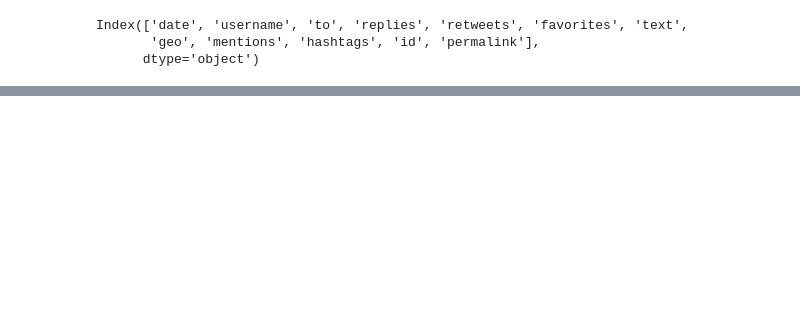
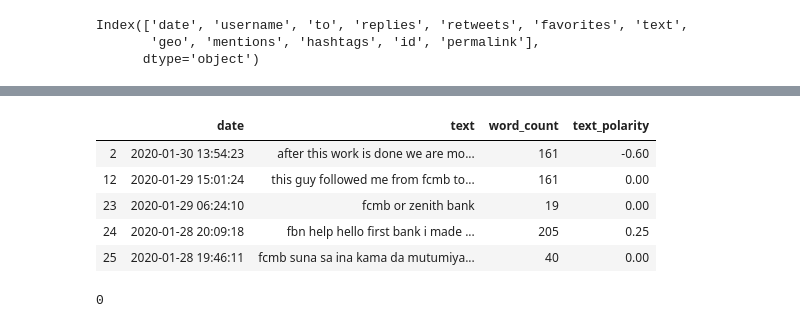
Before and after one commit to geewynn/Data-Analytics, a Jupyter notebook: twitter_script.ipynb, the cells around one changed output, grey strips where cells are left out. Saved outputs shown, nothing was run; the diff lists cells and outputs as text; code cells hidden in the pictures; blank space fills up the shorter version.

```diff
--- a/twitter_script.ipynb
+++ b/twitter_script.ipynb
@@ -167,0 +115,5 @@ Name: username, Length: 6062, dtype: object
+# %%
+# drop other columns, Only need the date and text columns
+
+final_data = new_data[['date', 'text']]
+final_data.head()
@@ -167,0 +127,5 @@ Name: username, Length: 6062, dtype: object
+# %%
+# remove all non-letter character
+
+final_data['text'] = final_data['text'].str.replace('[^a-zA-Z]', ' ')
+final_data['text'] = final_data['text'].str.lower()
@@ -167,0 +152,4 @@ Name: username, Length: 6062, dtype: object
+# %%
+# check the length of text
+
+final_data['word_count'] = final_data['text'].str.len()
@@ -167,0 +171,6 @@ Name: username, Length: 6062, dtype: object
+# %%
+# investigate the lower word counts, they might just contain a word or two of the bank
+#get word count less than 40
+#drop word count less than 10
+final_data = final_data.drop(final_data[final_data['word_count'] < 10 ].index)
+#final_data['word_count'].sort_values(ascending=True)[:100]
@@ -167,0 +201,15 @@ Name: username, Length: 6062, dtype: object
+# %%
+final_data['text_polarity'] = final_data['text'].apply(lambda tweet: TextBlob(tweet).sentiment.polarity)
+
+final_data.head()
+# %% [output]
+|  | date | text | word_count | text_polarity |
+| 2 | 2020-01-30 13:54:23 | after this work is done we are mo... | 161 | -0.60 |
+| 12 | 2020-01-29 15:01:24 | this guy followed me from fcmb to... | 161 | 0.00 |
+| 23 | 2020-01-29 06:24:10 | fcmb or zenith bank | 19 | 0.00 |
+| 24 | 2020-01-28 20:09:18 | fbn help hello first bank i made ... | 205 | 0.25 |
+| 25 | 2020-01-28 19:46:11 | fcmb suna sa ina kama da mutumiya... | 40 | 0.00 |
+# %%
+final_data['sentiments'].isna().sum()
+# %% [output]
+0
```
Also changed, not shown: parts of 46 cells of this notebook.
